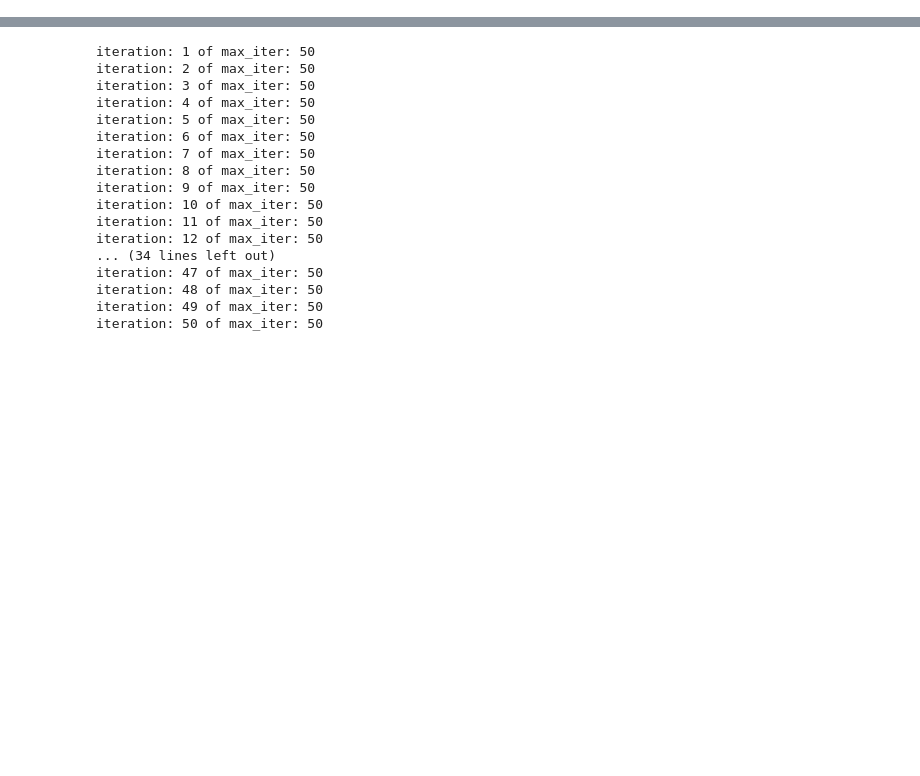
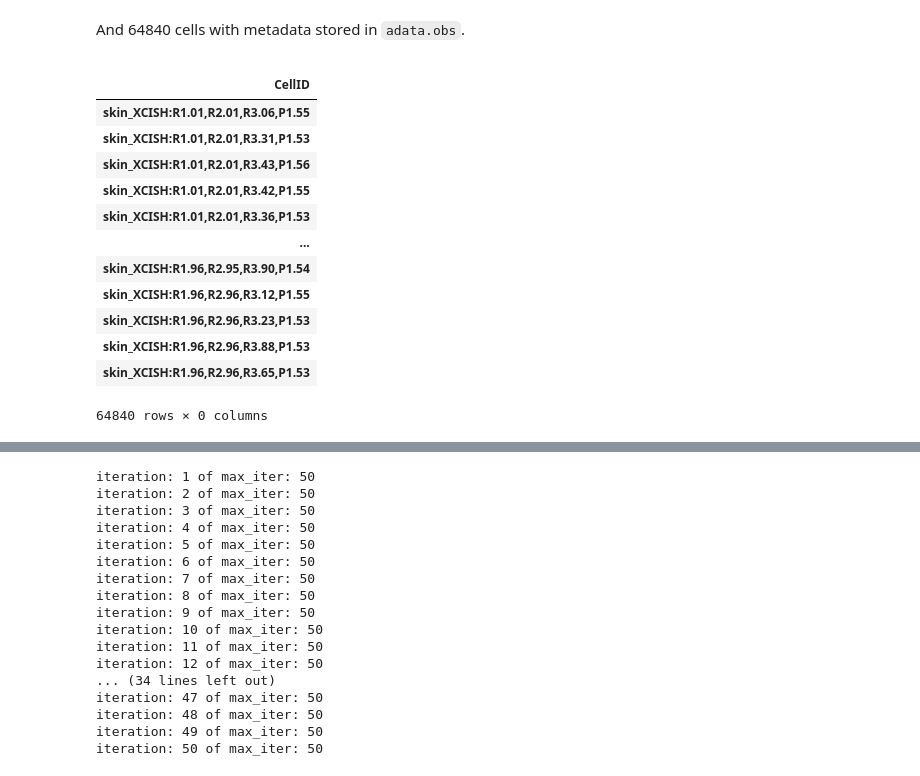
Before and after one commit to TabakaLab/ocelli, a Jupyter notebook: docs/source/notebooks/hair-follicle.ipynb, the cells around one changed output, grey strips where cells are left out. Drawn from its saved outputs; the diff is of its cells as text; code cells hidden in the pictures; blank space fills up the shorter version.

```diff
--- a/docs/source/notebooks/hair-follicle.ipynb
+++ b/docs/source/notebooks/hair-follicle.ipynb
@@ -23,3 +56,19 @@ SEED = 17
+# %% [markdown]
+And 64840 cells with metadata stored in ``adata.obs``.
 # %%
-rna_seq = scp.read_loom(join(data_folder, 'skin_XCISH.loom'))
-rna_seq.var_names_make_unique()
+rna_seq.obs
+# %% [output]
+|  |
+| CellID |
+| skin_XCISH:R1.01,R2.01,R3.06,P1.55 |
+| skin_XCISH:R1.01,R2.01,R3.31,P1.53 |
+| skin_XCISH:R1.01,R2.01,R3.43,P1.56 |
+| skin_XCISH:R1.01,R2.01,R3.42,P1.55 |
+| skin_XCISH:R1.01,R2.01,R3.36,P1.53 |
+| ... |
+| skin_XCISH:R1.96,R2.95,R3.90,P1.54 |
+| skin_XCISH:R1.96,R2.96,R3.12,P1.55 |
+| skin_XCISH:R1.96,R2.96,R3.23,P1.53 |
+| skin_XCISH:R1.96,R2.96,R3.88,P1.53 |
+| skin_XCISH:R1.96,R2.96,R3.65,P1.53 |
+64840 rows × 0 columns
```
Also changed, not shown: parts of 35 cells of this notebook.
